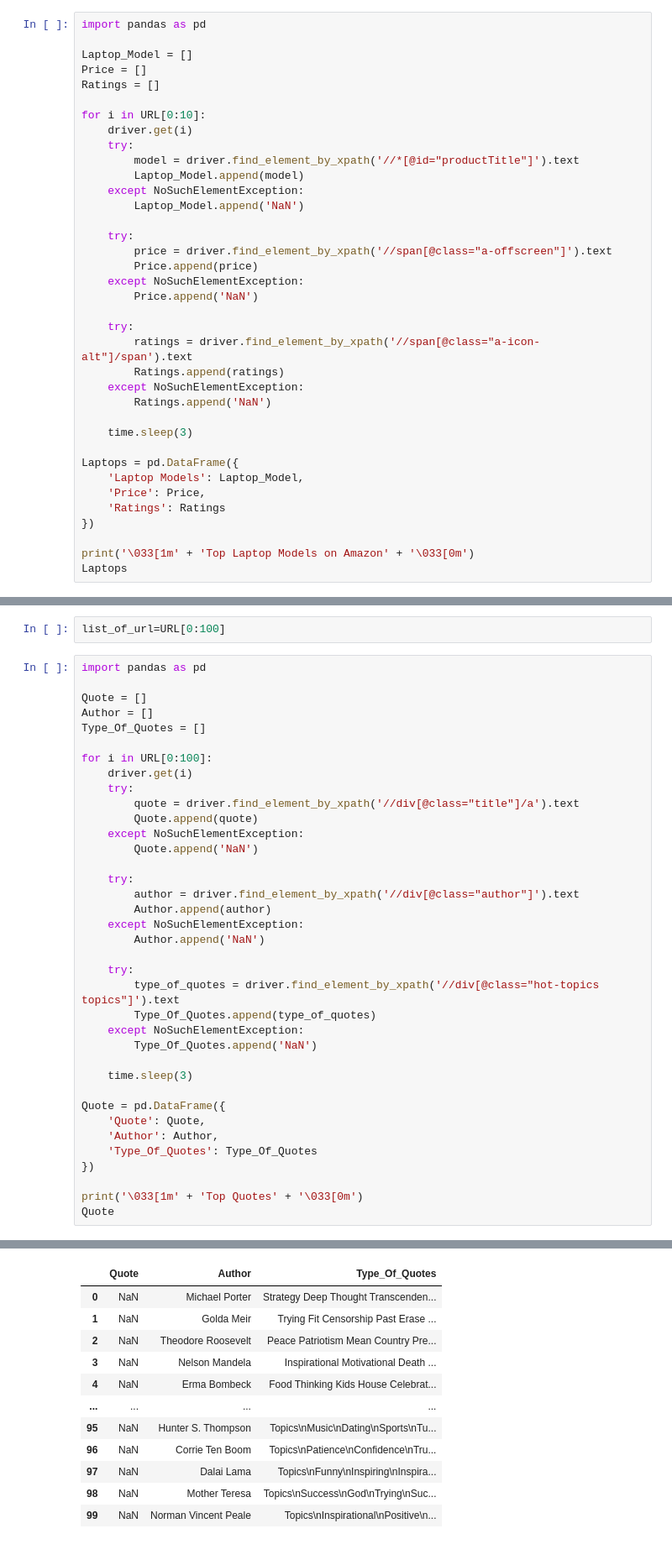
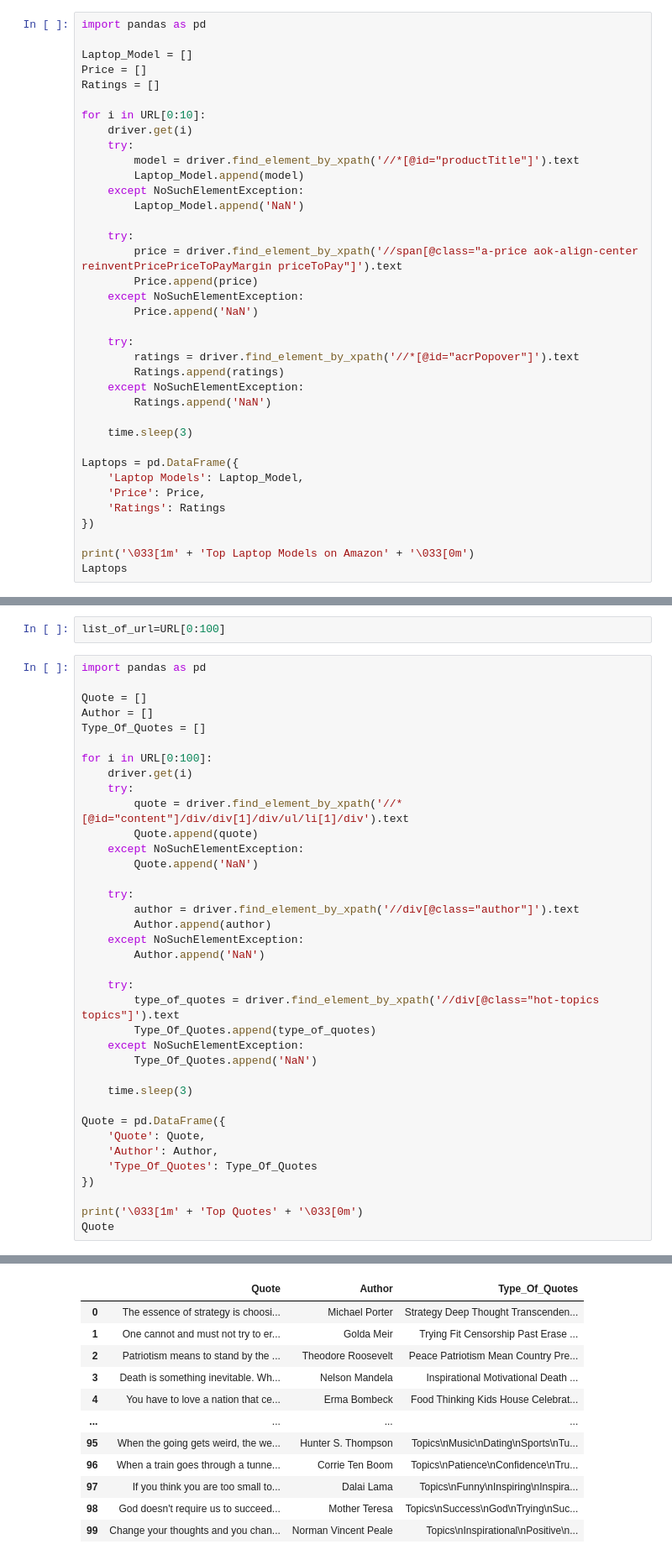
Before and after one commit to Nirajmishradatascience/Selenum, a Jupyter notebook: Webscrapping Selenium-assignment .ipynb, the cells around one changed output, grey strips where cells are left out. Shown at 84% size. Saved outputs shown, nothing was run; the diff lists cells and outputs as text.

```diff
--- a/Webscrapping Selenium-assignment .ipynb
+++ b/Webscrapping Selenium-assignment .ipynb
@@ -601,13 +601,13 @@ for i in URL[0:10]:
         Laptop_Model.append('NaN')
 
     try:
-        price = driver.find_element_by_xpath('//span[@class="a-offscreen"]').text
+        price = driver.find_element_by_xpath('//span[@class="a-price aok-align-center reinventPricePriceToPayMargin priceToPay"]').text
         Price.append(price)
     except NoSuchElementException:
         Price.append('NaN')
 
     try:
-        ratings = driver.find_element_by_xpath('//span[@class="a-icon-alt"]/span').text
+        ratings = driver.find_element_by_xpath('//*[@id="acrPopover"]').text
         Ratings.append(ratings)
     except NoSuchElementException:
         Ratings.append('NaN')
@@ -710,47 +710,47 @@ Type_Of_Quotes = []
 for i in URL[0:100]:
     driver.get(i)
     try:
-        quote = driver.find_element_by_xpath('//div[@class="title"]/a').text
+        quote = driver.find_element_by_xpath('//*[@id="content"]/div/div[1]/div/ul/li[1]/div').text
         Quote.append(quote)
     except NoSuchElementException:
         Quote.append('NaN')
 
     try:
         author = driver.find_element_by_xpath('//div[@class="author"]').text
         Author.append(author)
     except NoSuchElementException:
         Author.append('NaN')
 
     try:
         type_of_quotes = driver.find_element_by_xpath('//div[@class="hot-topics topics"]').text
         Type_Of_Quotes.append(type_of_quotes)
     except NoSuchElementException:
         Type_Of_Quotes.append('NaN')
 
     time.sleep(3)
 
 Quote = pd.DataFrame({
     'Quote': Quote,
     'Author': Author,
     'Type_Of_Quotes': Type_Of_Quotes
 })
 
 print('\033[1m' + 'Top Quotes' + '\033[0m')
 Quote
 # %% [output]
 Top Quotes
 |  | Quote | Author | Type_Of_Quotes |
-| 0 | NaN | Michael Porter | Strategy Deep Thought Transcenden... |
-| 1 | NaN | Golda Meir | Trying Fit Censorship Past Erase ... |
-| 2 | NaN | Theodore Roosevelt | Peace Patriotism Mean Country Pre... |
-| 3 | NaN | Nelson Mandela | Inspirational Motivational Death ... |
-| 4 | NaN | Erma Bombeck | Food Thinking Kids House Celebrat... |
+| 0 | The essence of strategy is choosi... | Michael Porter | Strategy Deep Thought Transcenden... |
+| 1 | One cannot and must not try to er... | Golda Meir | Trying Fit Censorship Past Erase ... |
+| 2 | Patriotism means to stand by the ... | Theodore Roosevelt | Peace Patriotism Mean Country Pre... |
+| 3 | Death is something inevitable. Wh... | Nelson Mandela | Inspirational Motivational Death ... |
+| 4 | You have to love a nation that ce... | Erma Bombeck | Food Thinking Kids House Celebrat... |
 | ... | ... | ... | ... |
-| 95 | NaN | Hunter S. Thompson | Topics\nMusic\nDating\nSports\nTu... |
-| 96 | NaN | Corrie Ten Boom | Topics\nPatience\nConfidence\nTru... |
-| 97 | NaN | Dalai Lama | Topics\nFunny\nInspiring\nInspira... |
-| 98 | NaN | Mother Teresa | Topics\nSuccess\nGod\nTrying\nSuc... |
-| 99 | NaN | Norman Vincent Peale | Topics\nInspirational\nPositive\n... |
+| 95 | When the going gets weird, the we... | Hunter S. Thompson | Topics\nMusic\nDating\nSports\nTu... |
+| 96 | When a train goes through a tunne... | Corrie Ten Boom | Topics\nPatience\nConfidence\nTru... |
+| 97 | If you think you are too small to... | Dalai Lama | Topics\nFunny\nInspiring\nInspira... |
+| 98 | God doesn't require us to succeed... | Mother Teresa | Topics\nSuccess\nGod\nTrying\nSuc... |
+| 99 | Change your thoughts and you chan... | Norman Vincent Peale | Topics\nInspirational\nPositive\n... |
 100 rows × 3 columns
 # %% [markdown]
 # Q9: Write a python program to display list of respected former Prime Ministers of India(i.e. Name, Born-Dead,
```
Also changed, not shown: parts of 12 cells of this notebook.
